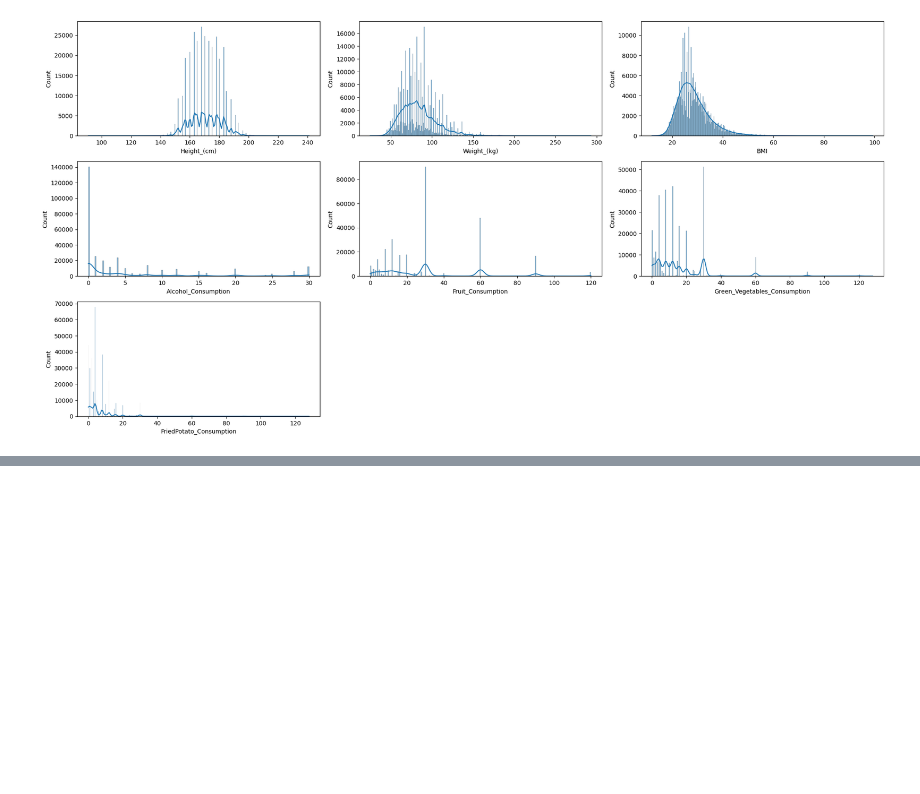
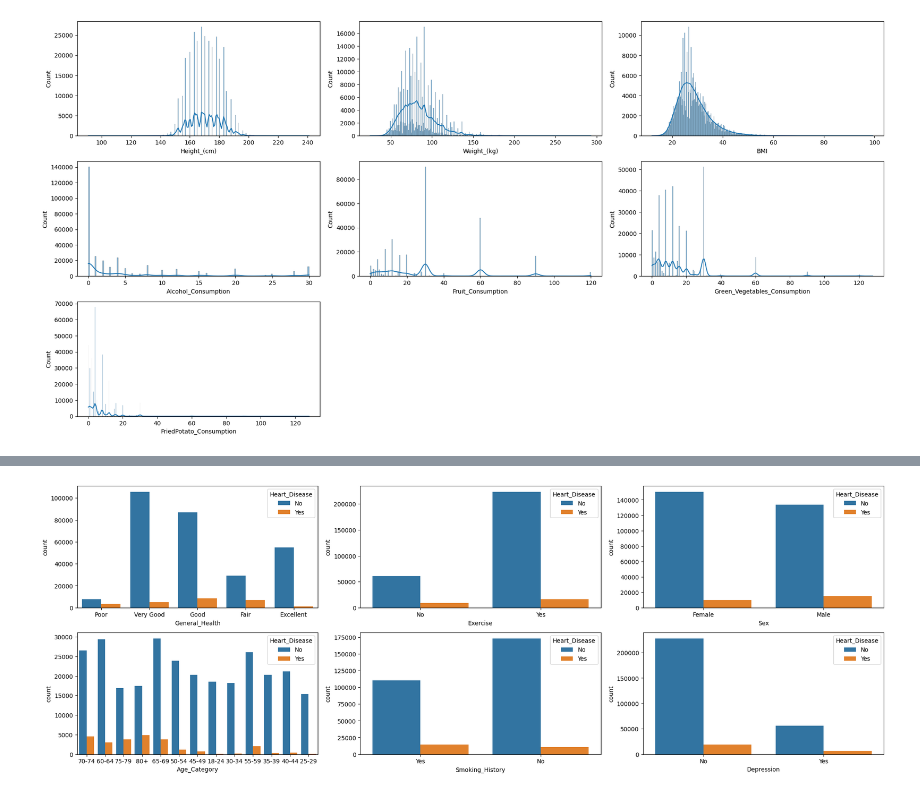
Before and after one commit to stevearmstrong-dev/cardiovascular-disease-risk-prediction, a Jupyter notebook: notebooks/cvd_risk_prediction.ipynb, the cells around one changed output, grey strips where cells are left out. Saved outputs shown, nothing was run; the diff lists cells and outputs as text; code cells hidden in the pictures; blank space fills up the shorter version.

Commit message:
Analyze and visualize factors related to heart disease

```diff
--- a/notebooks/cvd_risk_prediction.ipynb
+++ b/notebooks/cvd_risk_prediction.ipynb
@@ -93,0 +101,12 @@ plt.tight_layout()
+# %%
+selected_variables = ['General_Health', 'Exercise', 'Sex', 'Age_Category', 'Smoking_History', 'Depression']
+disease = 'Heart_Disease'
+plot_num = 1
+plt.figure(figsize=(20,10))
+for variable in selected_variables:
+    ax = plt.subplot(3,3, plot_num)
+    sns.countplot(data=df, x = variable, hue = disease)
+    plot_num += 1
+plt.tight_layout()
+# %% [output]
+[figure, added]
```
Also changed, not shown: parts of 2 cells of this notebook.
